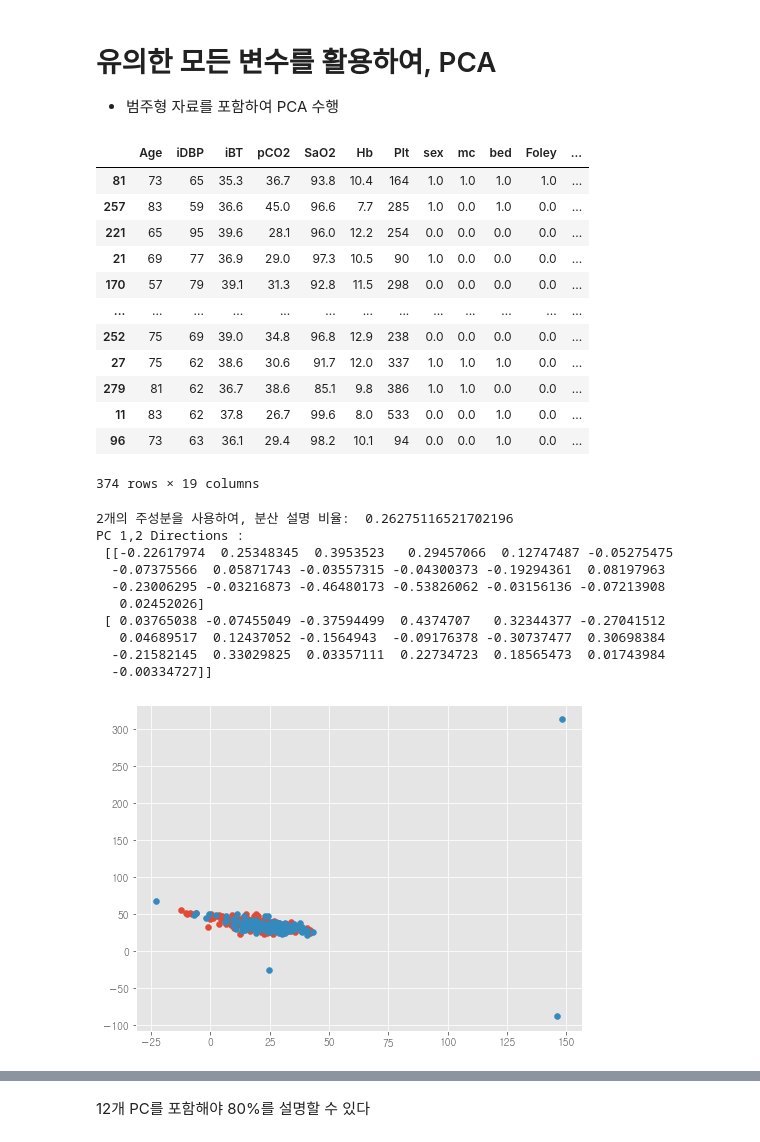
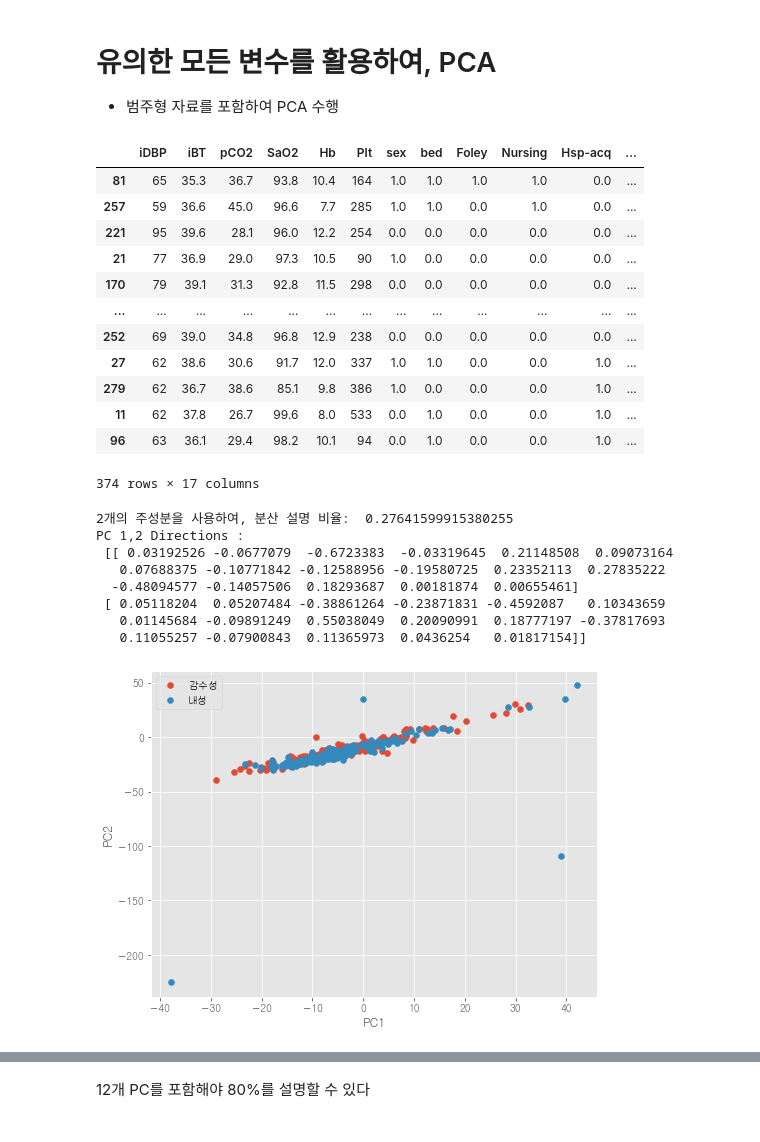
Before and after one commit to bub3690/22-1_multivariate, a Jupyter notebook: final_project/EDA.ipynb, the cells around one changed output, grey strips where cells are left out. Cells and saved outputs as stored; diff of their text form; code cells hidden in the pictures.

```diff
--- a/final_project/EDA.ipynb
+++ b/final_project/EDA.ipynb
@@ -686,64 +696,66 @@ pc1에서 iDBP,pCO2,SaO2 음의 계수를 가지며  / Age,iBT,헤모글로빈,P
 
 - 범주형 자료를 포함하여 PCA 수행
 # %%
-x_trained_reduced = x_train[['Age','iDBP','iBT','pCO2','SaO2','Hb','Plt']].copy()
-x_trained_reduced_category=x_train[[ 'sex','mc','bed','Foley','Nursing','Hsp-acq','3m-Ab','3m-Adm','NR','1y-UTI','PPIantacid','CV']].copy().astype('float64')
+x_trained_reduced = x_train[['iDBP','iBT','pCO2','SaO2','Hb','Plt']].copy()
+x_trained_reduced_category=x_train[[ 'sex','bed','Foley','Nursing','Hsp-acq','3m-Ab','3m-Adm','NR','1y-UTI','PPIantacid','CV']].copy().astype('float64')
 
 
 x_trained_reduced_all=pd.concat([x_trained_reduced,x_trained_reduced_category],axis=1)
 x_trained_reduced_all
 # %% [output]
-|  | Age | iDBP | iBT | pCO2 | SaO2 | Hb | Plt | sex | mc | bed | Foley | ... |
-| 81 | 73 | 65 | 35.3 | 36.7 | 93.8 | 10.4 | 164 | 1.0 | 1.0 | 1.0 | 1.0 | ... |
-| 257 | 83 | 59 | 36.6 | 45.0 | 96.6 | 7.7 | 285 | 1.0 | 0.0 | 1.0 | 0.0 | ... |
-| 221 | 65 | 95 | 39.6 | 28.1 | 96.0 | 12.2 | 254 | 0.0 | 0.0 | 0.0 | 0.0 | ... |
-| 21 | 69 | 77 | 36.9 | 29.0 | 97.3 | 10.5 | 90 | 1.0 | 0.0 | 0.0 | 0.0 | ... |
-| 170 | 57 | 79 | 39.1 | 31.3 | 92.8 | 11.5 | 298 | 0.0 | 0.0 | 0.0 | 0.0 | ... |
+|  | iDBP | iBT | pCO2 | SaO2 | Hb | Plt | sex | bed | Foley | Nursing | Hsp-acq | ... |
+| 81 | 65 | 35.3 | 36.7 | 93.8 | 10.4 | 164 | 1.0 | 1.0 | 1.0 | 1.0 | 0.0 | ... |
+| 257 | 59 | 36.6 | 45.0 | 96.6 | 7.7 | 285 | 1.0 | 1.0 | 0.0 | 1.0 | 0.0 | ... |
+| 221 | 95 | 39.6 | 28.1 | 96.0 | 12.2 | 254 | 0.0 | 0.0 | 0.0 | 0.0 | 0.0 | ... |
+| 21 | 77 | 36.9 | 29.0 | 97.3 | 10.5 | 90 | 1.0 | 0.0 | 0.0 | 0.0 | 0.0 | ... |
+| 170 | 79 | 39.1 | 31.3 | 92.8 | 11.5 | 298 | 0.0 | 0.0 | 0.0 | 0.0 | 0.0 | ... |
 | ... | ... | ... | ... | ... | ... | ... | ... | ... | ... | ... | ... | ... |
-| 252 | 75 | 69 | 39.0 | 34.8 | 96.8 | 12.9 | 238 | 0.0 | 0.0 | 0.0 | 0.0 | ... |
-| 27 | 75 | 62 | 38.6 | 30.6 | 91.7 | 12.0 | 337 | 1.0 | 1.0 | 1.0 | 0.0 | ... |
-| 279 | 81 | 62 | 36.7 | 38.6 | 85.1 | 9.8 | 386 | 1.0 | 1.0 | 0.0 | 0.0 | ... |
-| 11 | 83 | 62 | 37.8 | 26.7 | 99.6 | 8.0 | 533 | 0.0 | 0.0 | 1.0 | 0.0 | ... |
-| 96 | 73 | 63 | 36.1 | 29.4 | 98.2 | 10.1 | 94 | 0.0 | 0.0 | 1.0 | 0.0 | ... |
+| 252 | 69 | 39.0 | 34.8 | 96.8 | 12.9 | 238 | 0.0 | 0.0 | 0.0 | 0.0 | 0.0 | ... |
+| 27 | 62 | 38.6 | 30.6 | 91.7 | 12.0 | 337 | 1.0 | 1.0 | 0.0 | 0.0 | 1.0 | ... |
+| 279 | 62 | 36.7 | 38.6 | 85.1 | 9.8 | 386 | 1.0 | 0.0 | 0.0 | 0.0 | 1.0 | ... |
+| 11 | 62 | 37.8 | 26.7 | 99.6 | 8.0 | 533 | 0.0 | 1.0 | 0.0 | 0.0 | 1.0 | ... |
+| 96 | 63 | 36.1 | 29.4 | 98.2 | 10.1 | 94 | 0.0 | 1.0 | 0.0 | 0.0 | 1.0 | ... |
-374 rows × 19 columns
+374 rows × 17 columns
 # %%
 x_R = x_trained_reduced_all.corr()
 eig_vals,eig_vecs =np.linalg.eig(x_R)
 
 idx = eig_vals.argsort()[::-1]
 eig_vals = eig_vals[idx]
 eig_vecs = eig_vecs[:,idx]
 
 
 print("2개의 주성분을 사용하여, 분산 설명 비율: ", np.sum(eig_vals[0:2])/np.sum(eig_vals))
 print('PC 1,2 Directions :\n',eig_vecs[0:2])
 
 PCA=x_trained_reduced_all.select_dtypes(include=np.number).dot(eig_vecs[0:2].T)
 #print('PC 1,2 :\n',PCA)
 
 PCA.columns=['PCA1','PCA2']
 
 fig =plt.figure(figsize=(8,6))
 sensibility = PCA[y_train==1] #
 tolerance = PCA[y_train==0] #
 
 plt.scatter(sensibility.iloc[:,0],sensibility.iloc[:,1],label='감수성')
 plt.scatter(tolerance.iloc[:,0],tolerance.iloc[:,1],label='내성')
+plt.xlabel("PC1")
+plt.ylabel("PC2")
+plt.legend()
+
 
 #plt.scatter(PCA.iloc[:,0],PCA.iloc[:,1])
 plt.show()
 # %% [output]
-2개의 주성분을 사용하여, 분산 설명 비율:  0.26275116521702196
+2개의 주성분을 사용하여, 분산 설명 비율:  0.27641599915380255
 PC 1,2 Directions :
- [[-0.22617974  0.25348345  0.3953523   0.29457066  0.12747487 -0.05275475
-  -0.07375566  0.05871743 -0.03557315 -0.04300373 -0.19294361  0.08197963
-  -0.23006295 -0.03216873 -0.46480173 -0.53826062 -0.03156136 -0.07213908
-   0.02452026]
- [ 0.03765038 -0.07455049 -0.37594499  0.4374707   0.32344377 -0.27041512
-   0.04689517  0.12437052 -0.1564943  -0.09176378 -0.30737477  0.30698384
-  -0.21582145  0.33029825  0.03357111  0.22734723  0.18565473  0.01743984
-  -0.00334727]]
+ [[ 0.03192526 -0.0677079  -0.6723383  -0.03319645  0.21148508  0.09073164
+   0.07688375 -0.10771842 -0.12588956 -0.19580725  0.23352113  0.27835222
+  -0.48094577 -0.14057506  0.18293687  0.00181874  0.00655461]
+ [ 0.05118204  0.05207484 -0.38861264 -0.23871831 -0.4592087   0.10343659
+   0.01145684 -0.09891249  0.55038049  0.20090991  0.18777197 -0.37817693
+   0.11055257 -0.07900843  0.11365973  0.0436254   0.01817154]]
-[figure, old version]
+[figure, new version]
 # %%
 cur_var = []
 
```
Also changed, not shown: parts of 24 cells of this notebook, 2 other files.
